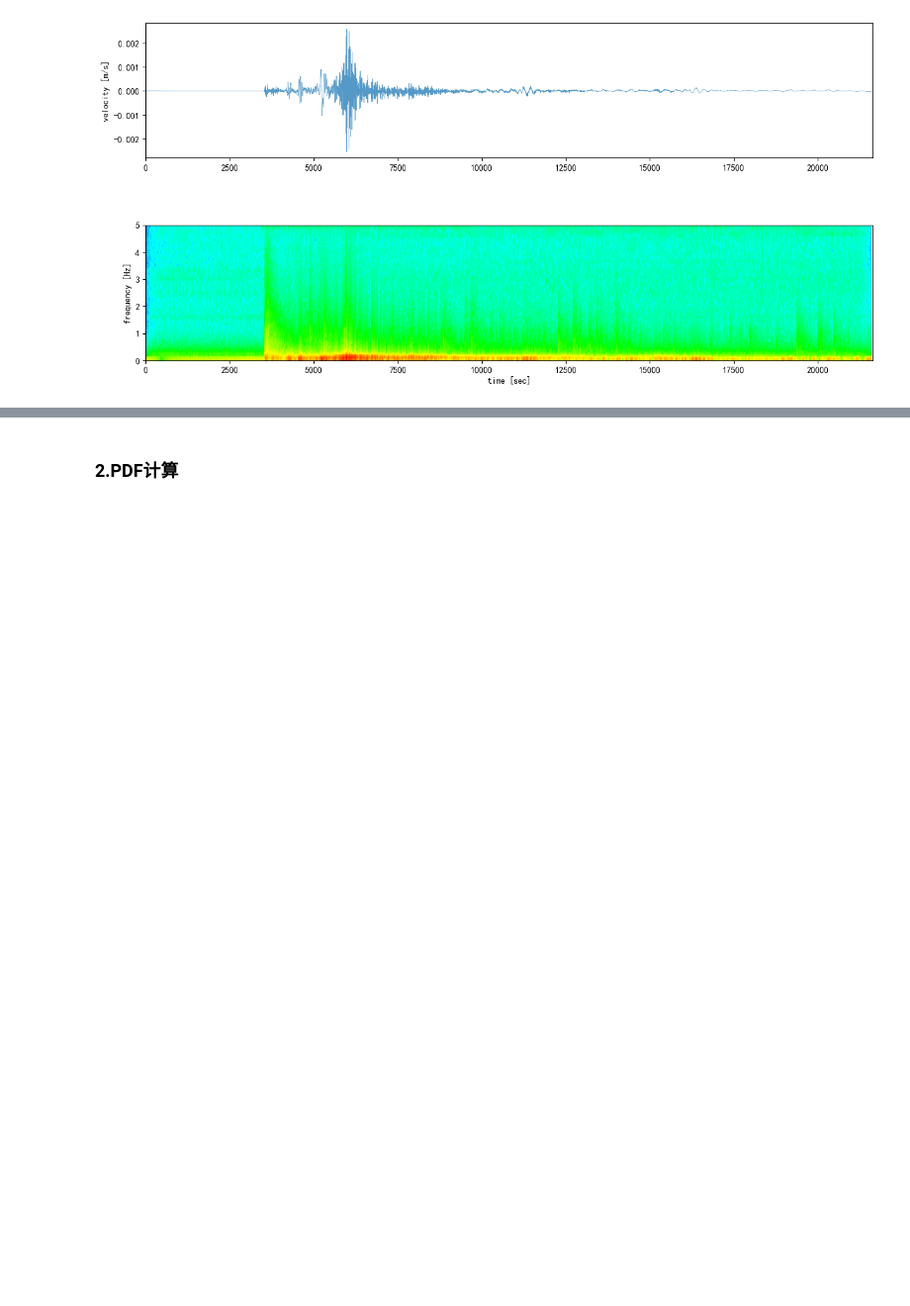
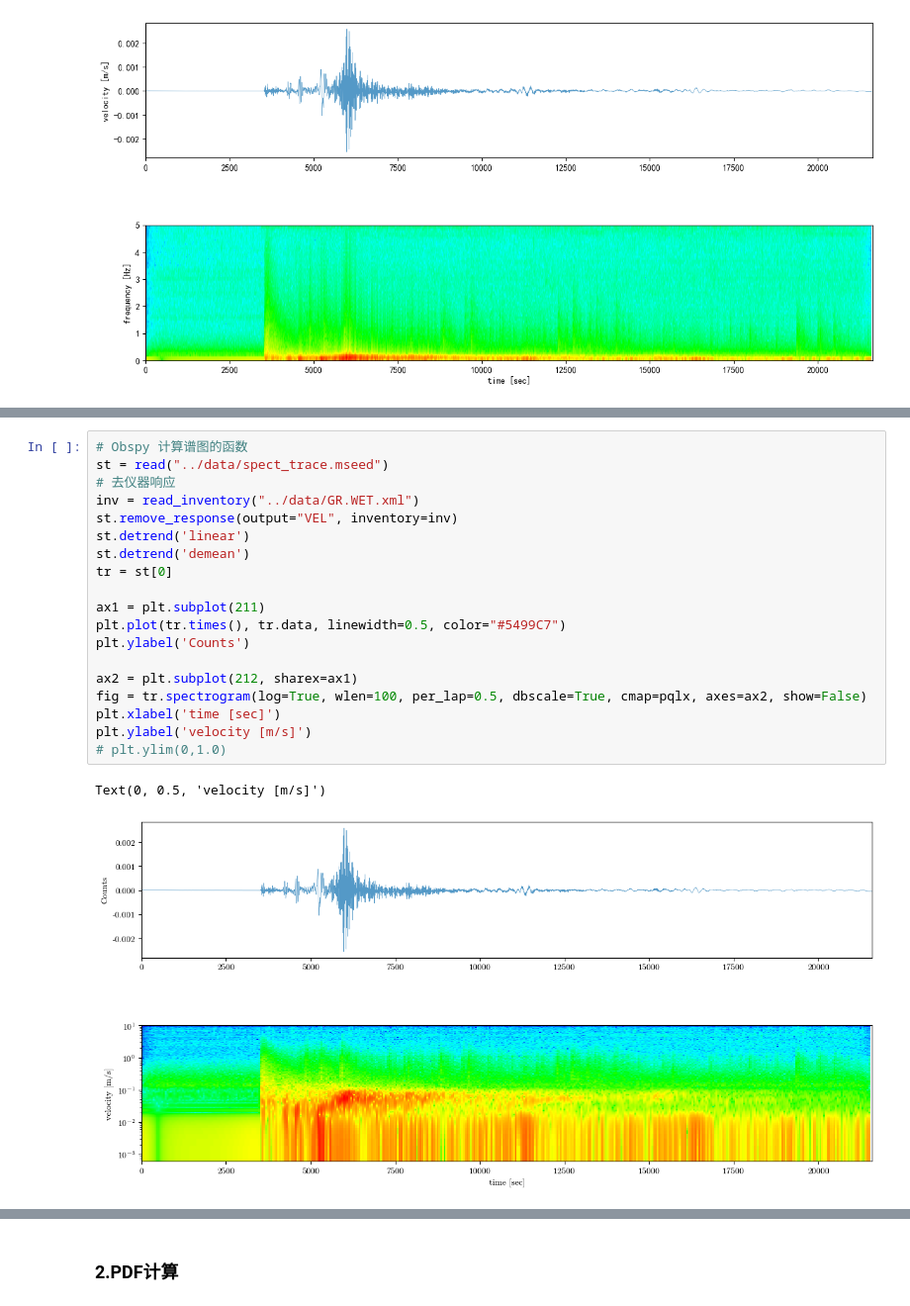
Before and after one commit to sssfeather/exerc, a Jupyter notebook: ipynb/ex_05_spectrogram.ipynb, the cells around one changed output, grey strips where cells are left out. Shown at 99% size. Drawn from its saved outputs; the diff is of its cells as text; blank space fills up the shorter version.

```diff
--- a/ipynb/ex_05_spectrogram.ipynb
+++ b/ipynb/ex_05_spectrogram.ipynb
@@ -95,3 +108,25 @@ plt.ylim(0,1.0)
+# %%
+# Obspy 计算谱图的函数
+st = read("../data/spect_trace.mseed")
+# 去仪器响应
+inv = read_inventory("../data/GR.WET.xml")
+st.remove_response(output="VEL", inventory=inv)
+st.detrend('linear')
+st.detrend('demean')
+tr = st[0]
+
+ax1 = plt.subplot(211)
+plt.plot(tr.times(), tr.data, linewidth=0.5, color="#5499C7")
+plt.ylabel('Counts')
+
+ax2 = plt.subplot(212, sharex=ax1)
+fig = tr.spectrogram(log=True, wlen=100, per_lap=0.5, dbscale=True, cmap=pqlx, axes=ax2, show=False)
+plt.xlabel('time [sec]')
+plt.ylabel('velocity [m/s]')
+# plt.ylim(0,1.0)
+# %% [output]
+Text(0, 0.5, 'velocity [m/s]')
+[figure, added]
 # %%
 # Obspy 计算谱图的函数
 st = read("../data/test_trace.mseed")
```
Also changed, not shown: parts of 7 cells of this notebook, 13 other files.
